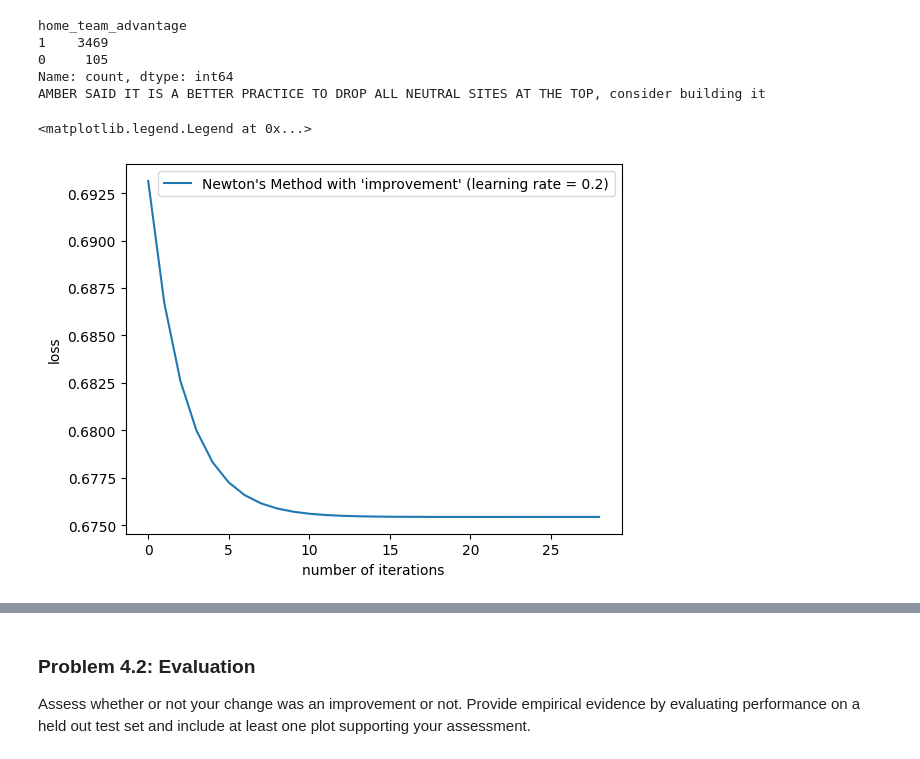
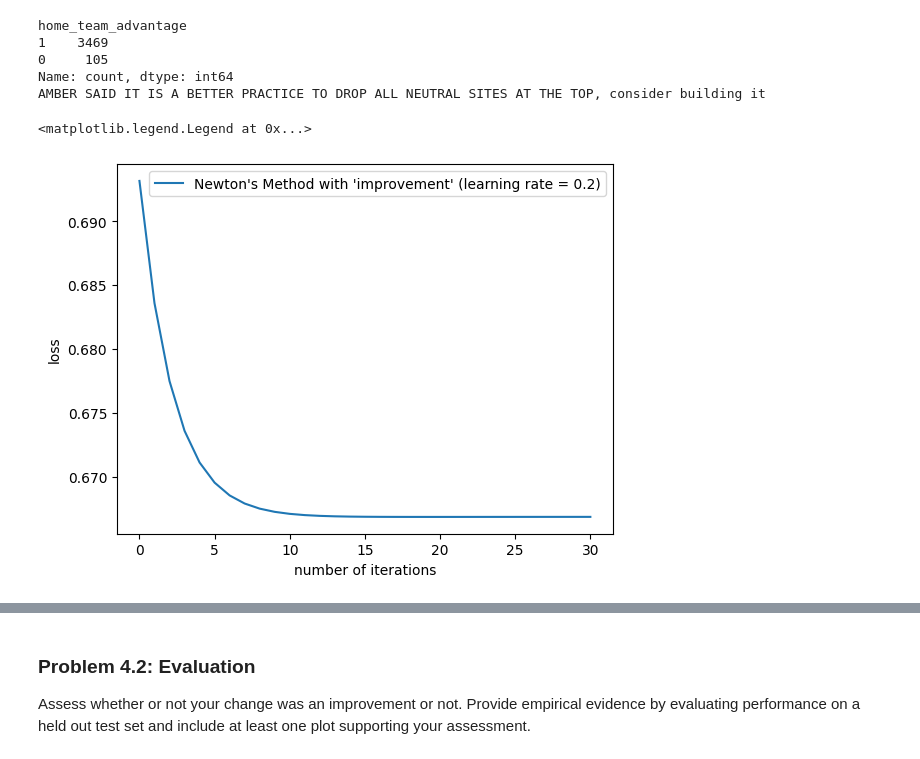
Before and after one commit to dlvh/stats305b, a Jupyter notebook: assignments/hw1/hw1.ipynb, the cells around one changed output, grey strips where cells are left out. Cells and saved outputs as stored; diff of their text form; code cells hidden in the pictures.

```diff
--- a/assignments/hw1/hw1.ipynb
+++ b/assignments/hw1/hw1.ipynb
@@ -583,38 +583,30 @@ def compute_hessian_4(beta, X, y, gamma):
 # %%
 # Implementation with the new loss, gradient function, and hessian function
 
 # learning rate
 learning_rate = 0.2
 # regularization parameter gamma
 gamma = 0.01
 # initial beta
-beta = torch.zeros([X.shape[1],1], dtype=torch.float32, requires_grad=True)
+beta_4 = torch.zeros([X_4.shape[1],1], dtype=torch.float32, requires_grad=True)
 
 def newton_step_4(beta, learning_rate):
   #compute gradient
-  current_gradient = compute_gradient_4(beta, X, y, gamma)
+  current_gradient = compute_gradient_4(beta, X_4, y, gamma)
   #compute hessian
-  current_hessian = compute_hessian_4(beta, X, y, gamma)
+  current_hessian = compute_hessian_4(beta, X_4, y, gamma)
   next_beta = beta - learning_rate * torch.linalg.inv(current_hessian) @ current_gradient
   return next_beta
 
 num_iterations = 100
-list_of_loss_newton_4 = [compute_loss(beta, X, y, gamma)]
+list_of_loss_newton_4 = [compute_loss(beta_4, X_4, y, gamma)]
 for _ in range(num_iterations):
-  new_beta = newton_step_4(beta, learning_rate)
-  list_of_loss_newton_4.append(compute_loss(new_beta, X, y, gamma))
-  if torch.allclose(beta, new_beta, atol=1e-4):
+  new_beta = newton_step_4(beta_4, learning_rate)
+  list_of_loss_newton_4.append(compute_loss(new_beta, X_4, y, gamma))
+  if torch.allclose(beta_4, new_beta, atol=1e-4):
     break
   else:
-    beta = new_beta
-
-# plotting loss curve
-list_of_loss_newton_4 = torch.as_tensor(list_of_loss_newton_4)
-plt.plot(list_of_loss_newton_4, label="Newton's Method with 'improvement' (learning rate = 0.2)")
-#plt.plot(loss_tensor_gradient_descent, label="Gradient Descent (learning rate = 2)")
-plt.xlabel("number of iterations")
-plt.ylabel("loss")
-plt.legend()
+    beta_4 = new_beta
 # %% [output]
 <matplotlib.legend.Legend at 0x...>
-[figure, old version]
+[figure, new version]
```
Also changed, not shown: parts of 3 cells of this notebook.
